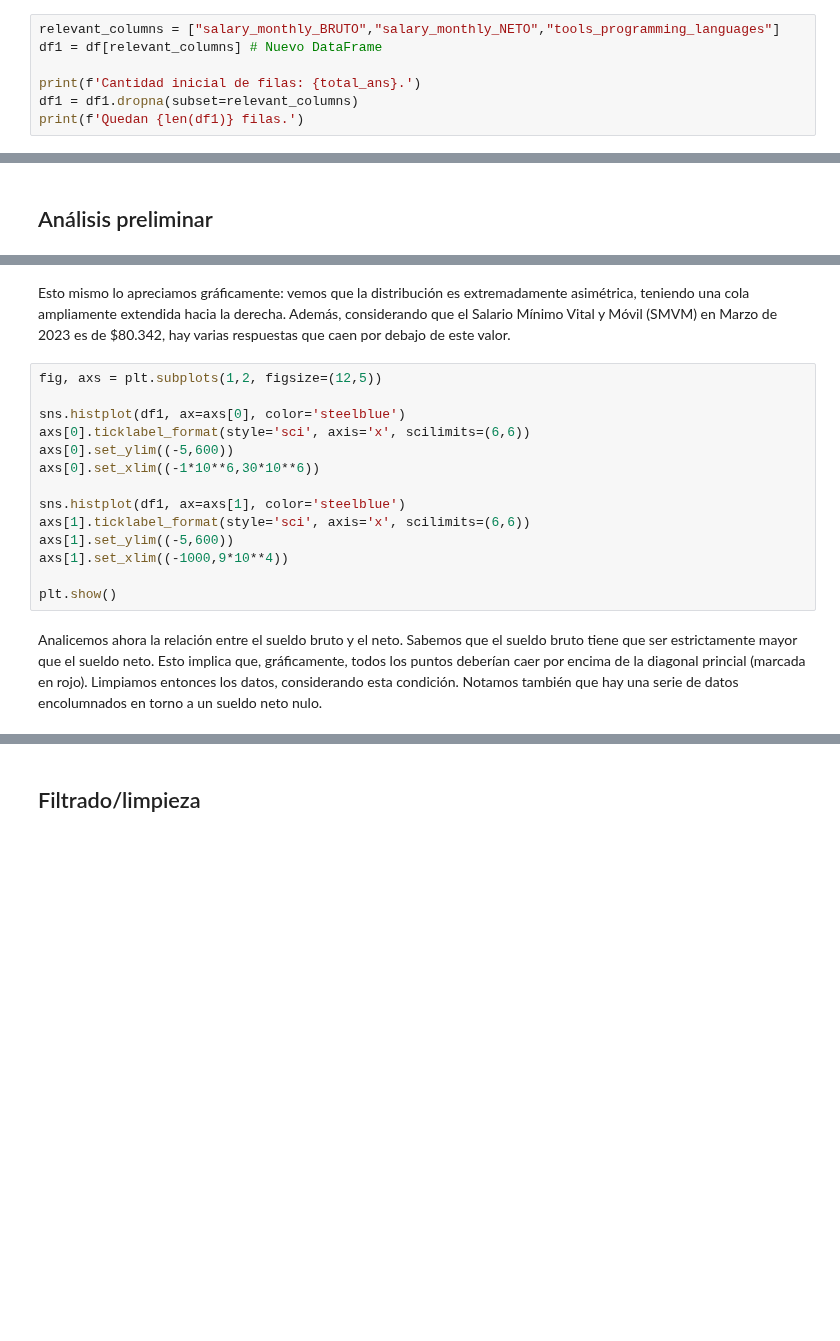
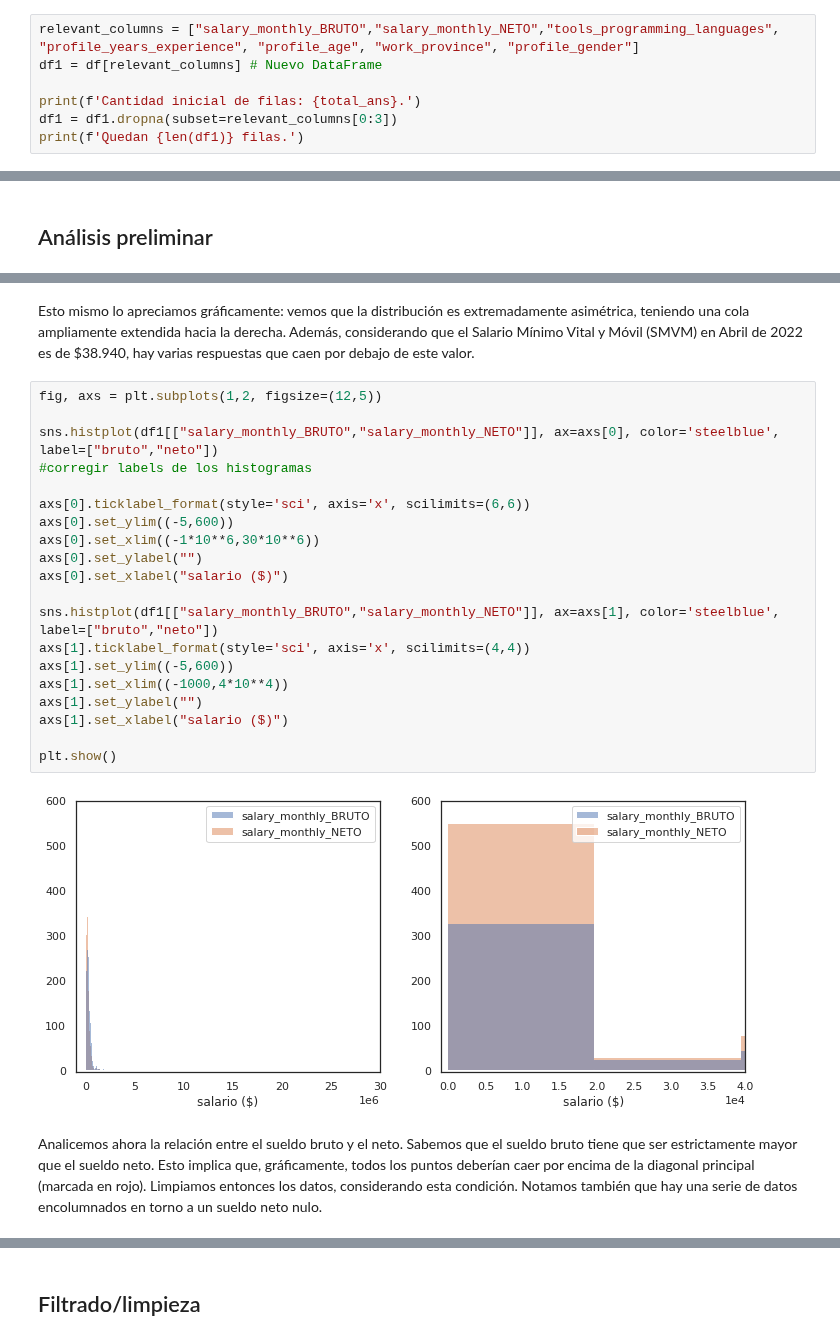
Before and after one commit to Cheva94/Diplo_G22, a Jupyter notebook: AyVD/resolucion_AyVD_parte1.ipynb, the cells around one changed output, grey strips where cells are left out. Drawn from its saved outputs; the diff is of its cells as text; blank space fills up the shorter version.

Commit message:
dejamos todo lindo y presentable hasta el problema 2 (no incluido)

```diff
--- a/AyVD/resolucion_AyVD_parte1.ipynb
+++ b/AyVD/resolucion_AyVD_parte1.ipynb
@@ -56,7 +58,7 @@ En este primer ejercicio, debemos dar respuesta a **¿Cuáles son los lenguajes
 # %%
-relevant_columns = ["salary_monthly_BRUTO","salary_monthly_NETO","tools_programming_languages"]
+relevant_columns = ["salary_monthly_BRUTO","salary_monthly_NETO","tools_programming_languages", "profile_years_experience", "profile_age", "work_province", "profile_gender"]
 df1 = df[relevant_columns] # Nuevo DataFrame
 
 print(f'Cantidad inicial de filas: {total_ans}.')
-df1 = df1.dropna(subset=relevant_columns)
+df1 = df1.dropna(subset=relevant_columns[0:3])
 print(f'Quedan {len(df1)} filas.')
@@ -70,21 +86,29 @@ print(df1.describe().round(0))
 # %% [markdown]
-Esto mismo lo apreciamos gráficamente: vemos que la distribución es extremadamente asimétrica, teniendo una cola ampliamente extendida hacia la derecha. Además, considerando que el Salario Mínimo Vital y Móvil (SMVM) en Marzo de 2023 es de $80.342, hay varias respuestas que caen por debajo de este valor.
+Esto mismo lo apreciamos gráficamente: vemos que la distribución es extremadamente asimétrica, teniendo una cola ampliamente extendida hacia la derecha. Además, considerando que el Salario Mínimo Vital y Móvil (SMVM) en Abril de 2022 es de $38.940, hay varias respuestas que caen por debajo de este valor.
 # %%
 fig, axs = plt.subplots(1,2, figsize=(12,5))
 
-sns.histplot(df1, ax=axs[0], color='steelblue')
+sns.histplot(df1[["salary_monthly_BRUTO","salary_monthly_NETO"]], ax=axs[0], color='steelblue', label=["bruto","neto"])
+#corregir labels de los histogramas
+
 axs[0].ticklabel_format(style='sci', axis='x', scilimits=(6,6))
 axs[0].set_ylim((-5,600))
 axs[0].set_xlim((-1*10**6,30*10**6))
+axs[0].set_ylabel("")
+axs[0].set_xlabel("salario ($)")
 
-sns.histplot(df1, ax=axs[1], color='steelblue')
-axs[1].ticklabel_format(style='sci', axis='x', scilimits=(6,6))
+sns.histplot(df1[["salary_monthly_BRUTO","salary_monthly_NETO"]], ax=axs[1], color='steelblue', label=["bruto","neto"])
+axs[1].ticklabel_format(style='sci', axis='x', scilimits=(4,4))
 axs[1].set_ylim((-5,600))
-axs[1].set_xlim((-1000,9*10**4))
+axs[1].set_xlim((-1000,4*10**4))
+axs[1].set_ylabel("")
+axs[1].set_xlabel("salario ($)")
 
 plt.show()
+# %% [output]
+[figure, added]
 # %% [markdown]
-Analicemos ahora la relación entre el sueldo bruto y el neto. Sabemos que el sueldo bruto tiene que ser estrictamente mayor que el sueldo neto. Esto implica que, gráficamente, todos los puntos deberían caer por encima de la diagonal princial (marcada en rojo). Limpiamos entonces los datos, considerando esta condición. Notamos también que hay una serie de datos encolumnados en torno a un sueldo neto nulo.
+Analicemos ahora la relación entre el sueldo bruto y el neto. Sabemos que el sueldo bruto tiene que ser estrictamente mayor que el sueldo neto. Esto implica que, gráficamente, todos los puntos deberían caer por encima de la diagonal principal (marcada en rojo). Limpiamos entonces los datos, considerando esta condición. Notamos también que hay una serie de datos encolumnados en torno a un sueldo neto nulo.
 # %%
 sns.pairplot(data=df1, y_vars=['salary_monthly_BRUTO'], x_vars=['salary_monthly_NETO'], aspect=2, height=4)
 plt.ticklabel_format(style='sci', axis='both', scilimits=(6,6))
```
Also changed, not shown: parts of 34 cells of this notebook.
